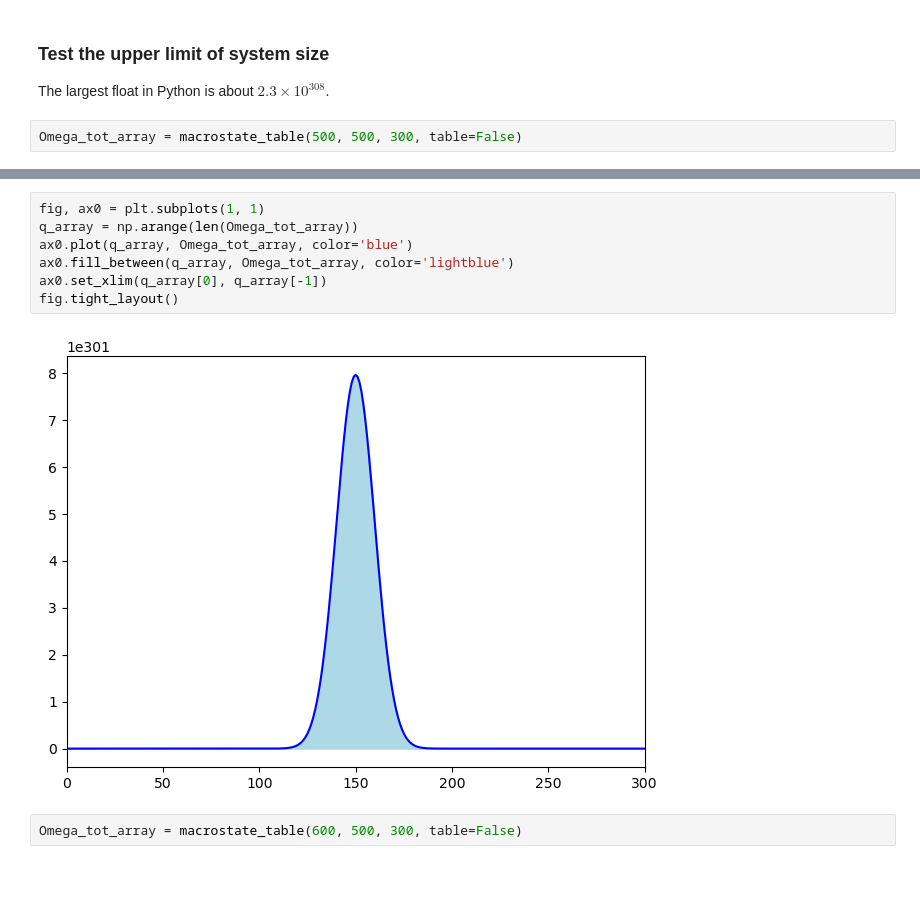
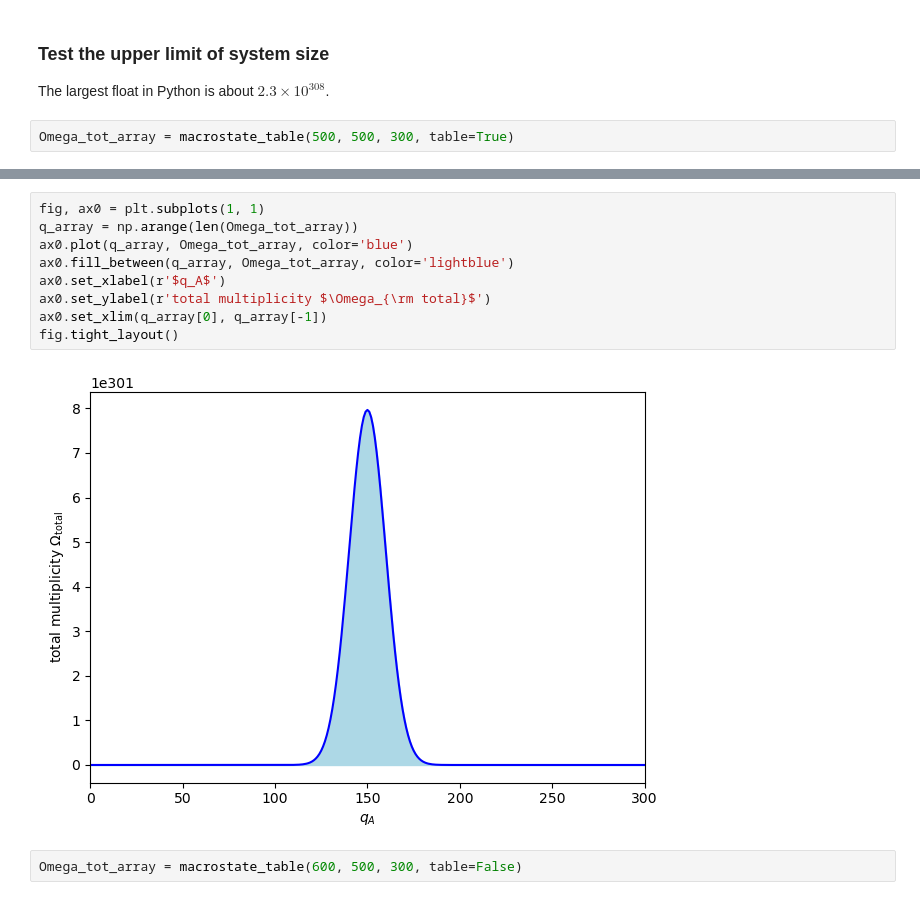
Before and after one commit to furnstahl/Physics-5600, a Jupyter notebook: Einstein_solid_counting.ipynb, the cells around one changed output, grey strips where cells are left out. Saved outputs shown, nothing was run; the diff lists cells and outputs as text.

```diff
--- a/Einstein_solid_counting.ipynb
+++ b/Einstein_solid_counting.ipynb
@@ -161,5 +175,5 @@ fig.tight_layout()
 
 The largest float in Python is about $2.3\times 10^{308}$.
 # %%
-Omega_tot_array = macrostate_table(500, 500, 300, table=False)
+Omega_tot_array = macrostate_table(500, 500, 300, table=True)
 # %% [output]
@@ -167,12 +197,14 @@ Total microstates =  2.0e+303
 # %%
 fig, ax0 = plt.subplots(1, 1)
 q_array = np.arange(len(Omega_tot_array))
 ax0.plot(q_array, Omega_tot_array, color='blue')
 ax0.fill_between(q_array, Omega_tot_array, color='lightblue')
+ax0.set_xlabel(r'$q_A$')
+ax0.set_ylabel(r'total multiplicity $\Omega_{\rm total}$')
 ax0.set_xlim(q_array[0], q_array[-1])
 fig.tight_layout()
 # %% [output]
-[figure, old version]
+[figure, new version]
 # %%
 Omega_tot_array = macrostate_table(600, 500, 300, table=False)
 # %% [output]
```
Also changed, not shown: parts of 5 cells of this notebook.
